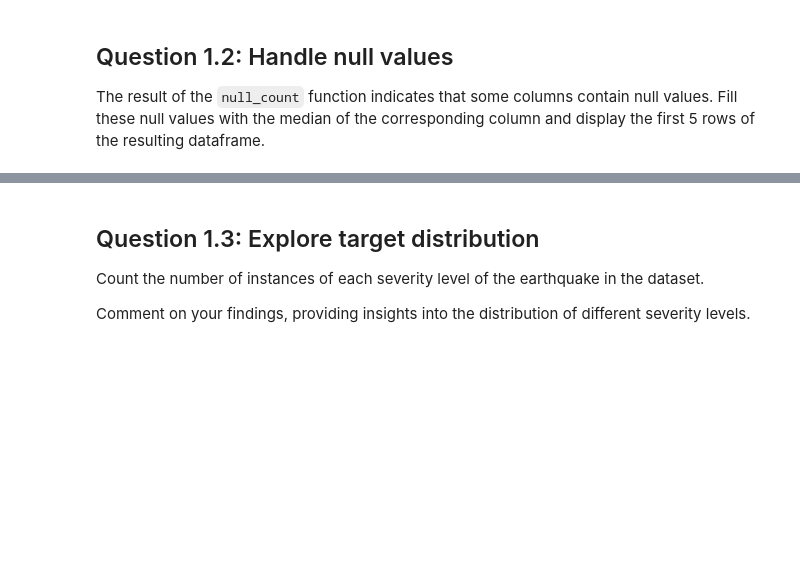
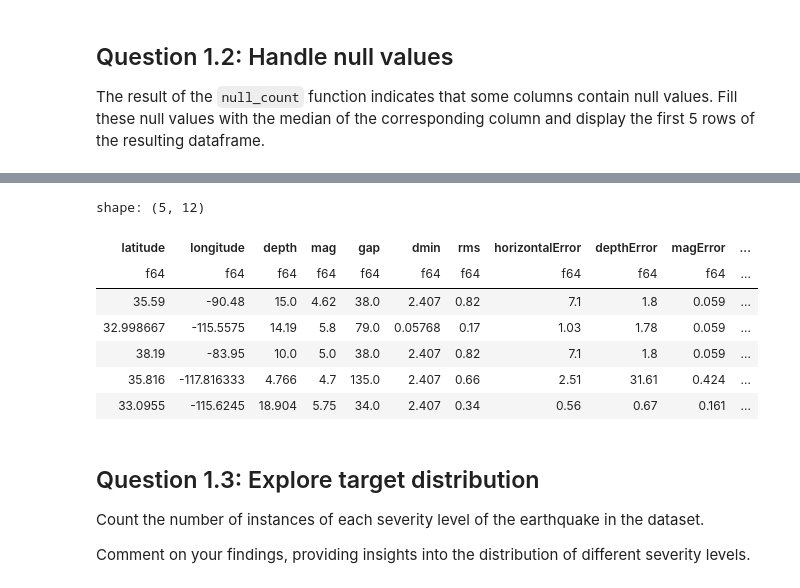
Before and after one commit to andytyuan2/DATASCI-3000, a Jupyter notebook: Assignment 5 - Clean.ipynb, the cells around one changed output, grey strips where cells are left out. Saved outputs shown, nothing was run; the diff lists cells and outputs as text; code cells hidden in the pictures; blank space fills up the shorter version.

```diff
--- a/Assignment 5 - Clean.ipynb
+++ b/Assignment 5 - Clean.ipynb
@@ -82,3 +112,24 @@ The result of the `null_count` function indicates that some columns contain null
+# %%
+# YOUR CODE HERE
+earthquake = earthquake.with_columns(
+    pl.col("gap").fill_null(pl.col("gap").median()),
+    pl.col("dmin").fill_null(pl.col("dmin").median()),
+    pl.col("rms").fill_null(pl.col("rms").median()),
+    pl.col("horizontalError").fill_null(pl.col("horizontalError").median()),
+    pl.col("depthError").fill_null(pl.col("depthError").median()),
+    pl.col("magError").fill_null(pl.col("magError").median()),
+    pl.col("magNst").fill_null(pl.col("magNst").median())
+)
+earthquake.head(5)
+# %% [output]
+shape: (5, 12)
+| latitude | longitude | depth | mag | gap | dmin | rms | horizontalError | depthError | magError | ... |
+| f64 | f64 | f64 | f64 | f64 | f64 | f64 | f64 | f64 | f64 | ... |
+| 35.59 | -90.48 | 15.0 | 4.62 | 38.0 | 2.407 | 0.82 | 7.1 | 1.8 | 0.059 | ... |
+| 32.998667 | -115.5575 | 14.19 | 5.8 | 79.0 | 0.05768 | 0.17 | 1.03 | 1.78 | 0.059 | ... |
+| 38.19 | -83.95 | 10.0 | 5.0 | 38.0 | 2.407 | 0.82 | 7.1 | 1.8 | 0.059 | ... |
+| 35.816 | -117.816333 | 4.766 | 4.7 | 135.0 | 2.407 | 0.66 | 2.51 | 31.61 | 0.424 | ... |
+| 33.0955 | -115.6245 | 18.904 | 5.75 | 34.0 | 2.407 | 0.34 | 0.56 | 0.67 | 0.161 | ... |
 # %% [markdown]
 ## Question 1.3: Explore target distribution
 
```
Also changed, not shown: parts of 11 cells of this notebook, 1 other file.
